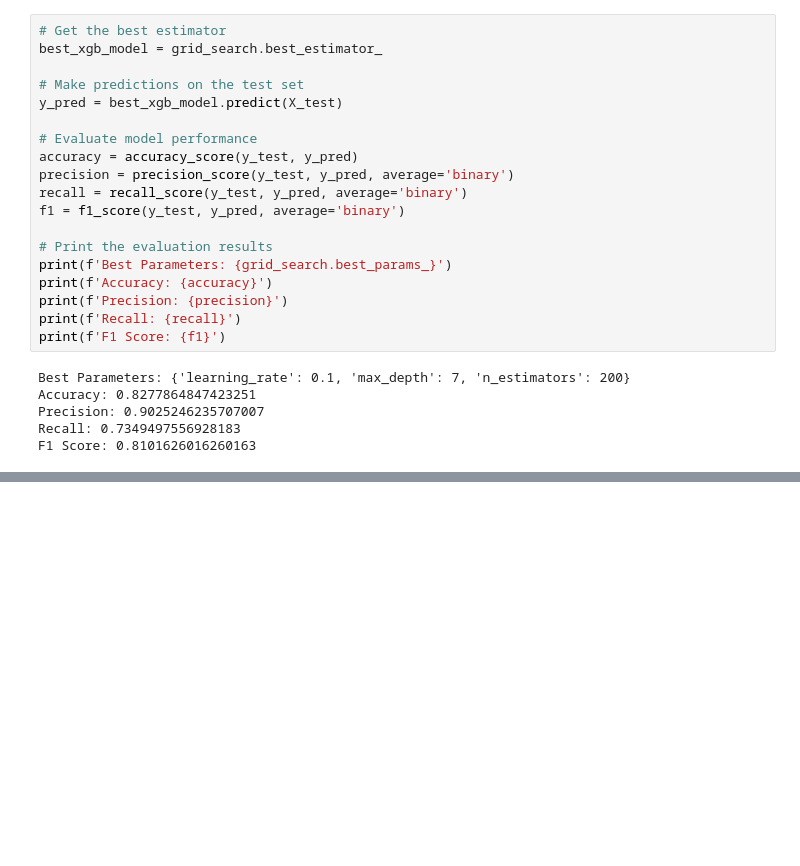
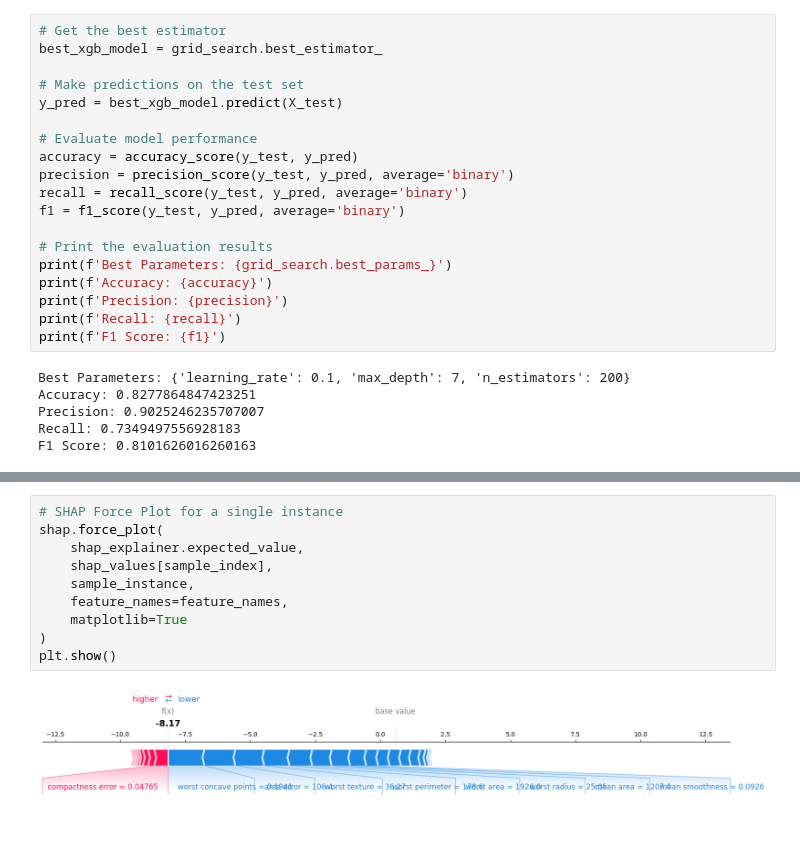
Before and after one commit to nancygupta2606/git-repo, a Jupyter notebook: Untitled0.ipynb, the cells around one changed output, grey strips where cells are left out. Drawn from its saved outputs; the diff is of its cells as text; blank space fills up the shorter version.

```diff
--- a/Untitled0.ipynb
+++ b/Untitled0.ipynb
@@ -224,0 +327,12 @@ Requirement already satisfied: six>=1.5 in /usr/local/lib/python3.10/dist-packag
+# %%
+# SHAP Force Plot for a single instance
+shap.force_plot(
+    shap_explainer.expected_value,
+    shap_values[sample_index],
+    sample_instance,
+    feature_names=feature_names,
+    matplotlib=True
+)
+plt.show()
+# %% [output]
+[figure, added]
```
Also changed, not shown: parts of 10 cells of this notebook.
